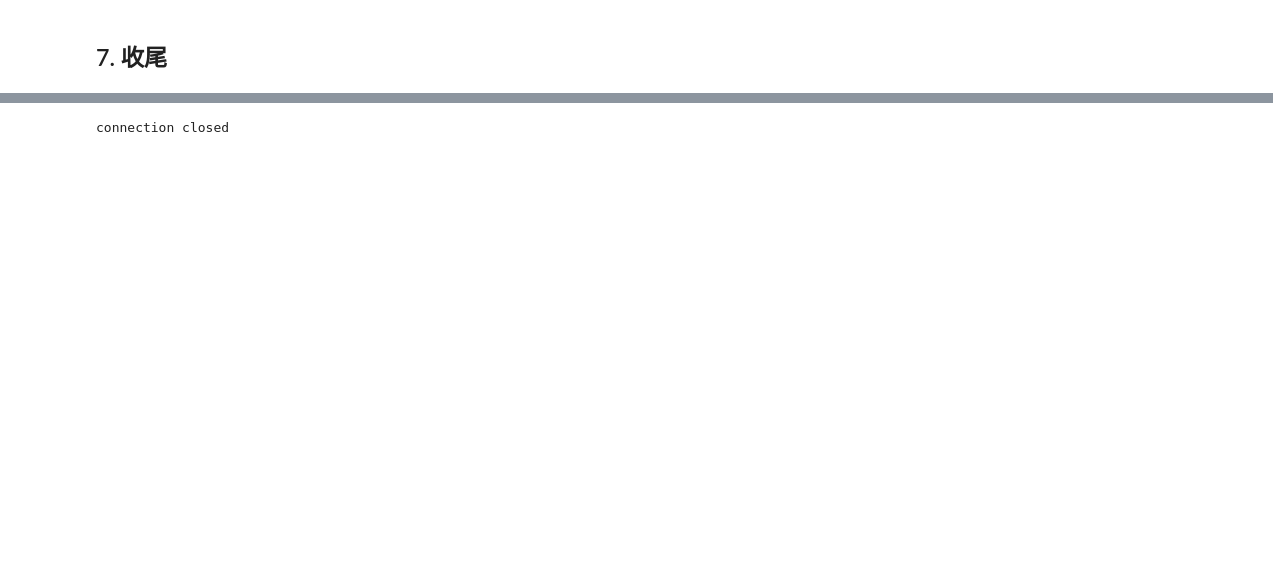
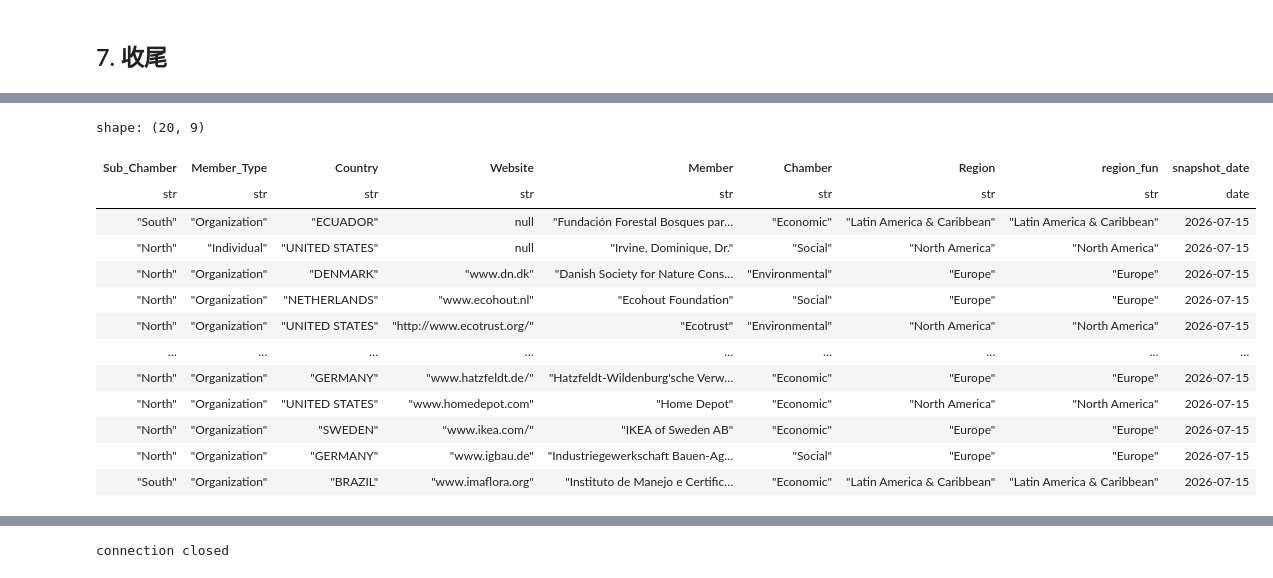
Before and after one commit to ChongSeanZeng/dagster, a Jupyter notebook: explore_ducklake.ipynb, the cells around one changed output, grey strips where cells are left out. Cells and saved outputs as stored; diff of their text form; code cells hidden in the pictures; blank space fills up the shorter version.

```diff
--- a/explore_ducklake.ipynb
+++ b/explore_ducklake.ipynb
@@ -212,0 +286,17 @@ shape: (10, 3)
+# %%
+q("SELECT * FROM lake.gold.members LIMIT 20")
+# %% [output]
+shape: (20, 9)
+| Sub_Chamber | Member_Type | Country | Website | Member | Chamber | Region | region_fun | snapshot_date |
+| str | str | str | str | str | str | str | str | date |
+| "South" | "Organization" | "ECUADOR" | null | "Fundación Forestal Bosques par… | "Economic" | "Latin America & Caribbean" | "Latin America & Caribbean" | 2026-07-15 |
+| "North" | "Individual" | "UNITED STATES" | null | "Irvine, Dominique, Dr." | "Social" | "North America" | "North America" | 2026-07-15 |
+| "North" | "Organization" | "DENMARK" | "www.dn.dk" | "Danish Society for Nature Cons… | "Environmental" | "Europe" | "Europe" | 2026-07-15 |
+| "North" | "Organization" | "NETHERLANDS" | "www.ecohout.nl" | "Ecohout Foundation" | "Social" | "Europe" | "Europe" | 2026-07-15 |
+| "North" | "Organization" | "UNITED STATES" | "http://www.ecotrust.org/" | "Ecotrust" | "Environmental" | "North America" | "North America" | 2026-07-15 |
+| … | … | … | … | … | … | … | … | … |
+| "North" | "Organization" | "GERMANY" | "www.hatzfeldt.de/" | "Hatzfeldt-Wildenburg'sche Verw… | "Economic" | "Europe" | "Europe" | 2026-07-15 |
+| "North" | "Organization" | "UNITED STATES" | "www.homedepot.com" | "Home Depot" | "Economic" | "North America" | "North America" | 2026-07-15 |
+| "North" | "Organization" | "SWEDEN" | "www.ikea.com/" | "IKEA of Sweden AB" | "Economic" | "Europe" | "Europe" | 2026-07-15 |
+| "North" | "Organization" | "GERMANY" | "www.igbau.de" | "Industriegewerkschaft Bauen-Ag… | "Social" | "Europe" | "Europe" | 2026-07-15 |
+| "South" | "Organization" | "BRAZIL" | "www.imaflora.org" | "Instituto de Manejo e Certific… | "Economic" | "Latin America & Caribbean" | "Latin America & Caribbean" | 2026-07-15 |
```
Also changed, not shown: parts of 10 cells of this notebook, 4 other files.
